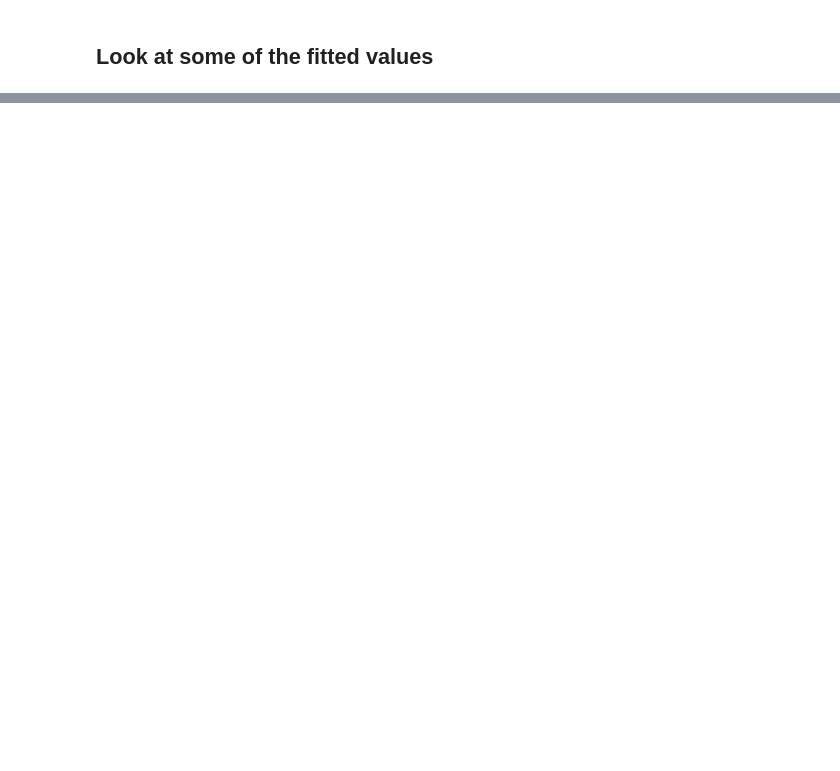
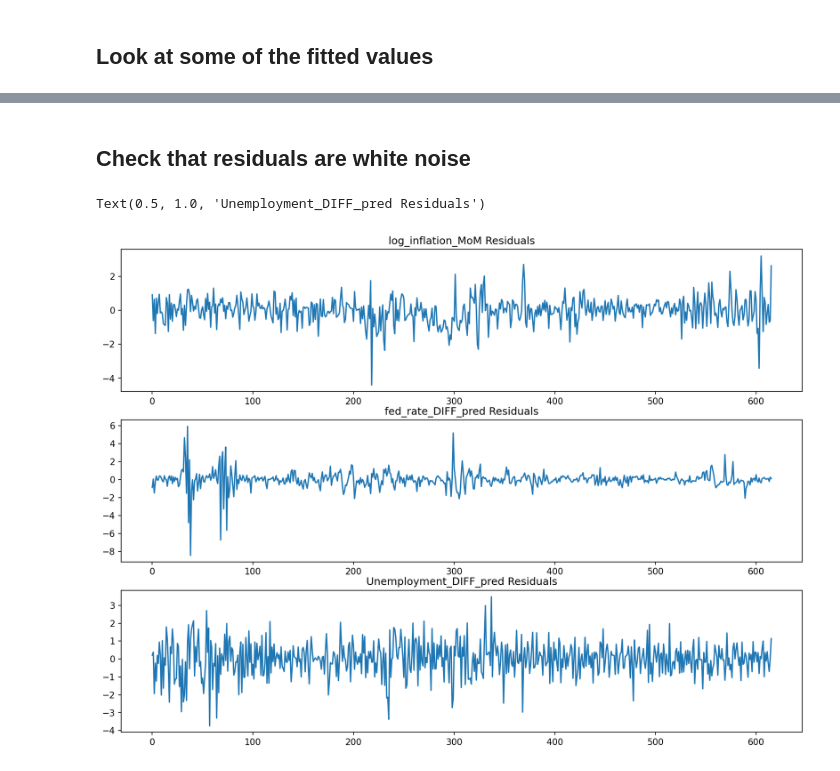
Before and after one commit to GarettKaube/Statistics-MachineLearning, a Jupyter notebook: machinelearning/DeepLearning/monetarypolicyrnn.ipynb, the cells around one changed output, grey strips where cells are left out. Saved outputs shown, nothing was run; the diff lists cells and outputs as text; code cells hidden in the pictures; blank space fills up the shorter version.

```diff
--- a/machinelearning/DeepLearning/monetarypolicyrnn.ipynb
+++ b/machinelearning/DeepLearning/monetarypolicyrnn.ipynb
@@ -5,7 +5,7 @@ import torch
 from fredapi import Fred
 # %%
 batch_size = 4
-seq_length = 1
+seq_length = 10
 # %%
 with open("fred_key.txt", 'r') as f:
     key = f.read()
@@ -173,9 +195,6 @@ class RNNModel(torch.nn.Module):
         )
 
         self.fc1 = torch.nn.Linear(hidden_size, 1, bias=True)
-        self.sigmoid = torch.nn.Sigmoid()
-        #self.fc2 = torch.nn.Linear(20, 1, bias=False)
-
 
     def forward(self, x):
         x, hidden = self.recurrent_layer(x)
@@ -405,0 +431,20 @@ plot_predictions([630, data_diff.shape[0]], test_dataloader, test=True)
+# %% [markdown]
+## Check that residuals are white noise
+# %%
+pred, res = get_predictions(train_dataloader,return_residuals=True)
+residuals_df = pd.DataFrame(
+        res,
+        columns = ["log_inflation_MoM_pred_res", "fed_rate_DIFF_pred_res", "Unemployment_DIFF_pred_res"]
+    )
+
+fig, axs = plt.subplots(3, dpi=150, figsize=(14, 10))
+
+residuals_df["log_inflation_MoM_pred_res"].plot(ax=axs[0])
+residuals_df["fed_rate_DIFF_pred_res"].plot(ax=axs[1])
+residuals_df["Unemployment_DIFF_pred_res"].plot(ax=axs[2])
+axs[0].set_title("log_inflation_MoM Residuals")
+axs[1].set_title("fed_rate_DIFF_pred Residuals")
+axs[2].set_title("Unemployment_DIFF_pred Residuals")
+# %% [output]
+Text(0.5, 1.0, 'Unemployment_DIFF_pred Residuals')
+[figure, added]
```
Also changed, not shown: parts of 10 cells of this notebook.
